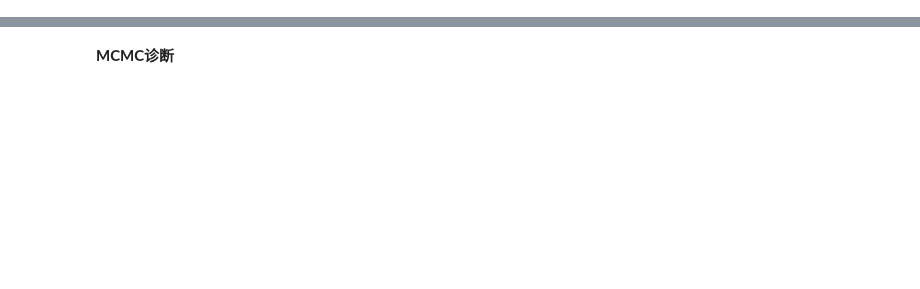
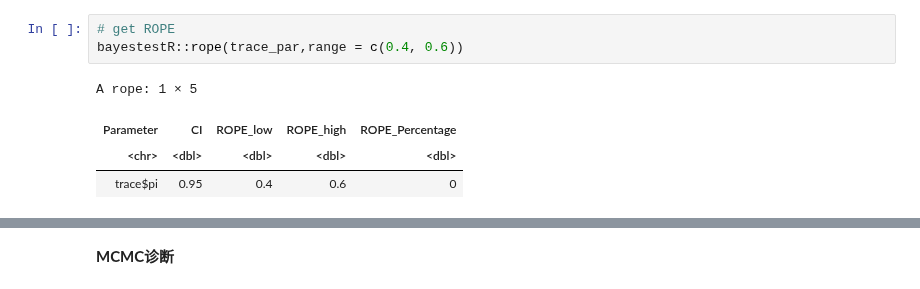
Before and after one commit to hcp4715/psybayesian, a Jupyter notebook: Lecture8.ipynb, the cells around one changed output, grey strips where cells are left out. Drawn from its saved outputs; the diff is of its cells as text; blank space fills up the shorter version.

```diff
--- a/Lecture8.ipynb
+++ b/Lecture8.ipynb
@@ -358,0 +106,8 @@ convergence, Rhat=1).
+# %%
+# get ROPE
+bayestestR::rope(trace_par,range = c(0.4, 0.6))
+# %% [output]
+A rope: 1 × 5
+| Parameter | CI | ROPE_low | ROPE_high | ROPE_Percentage |
+| <chr> | <dbl> | <dbl> | <dbl> | <dbl> |
+| trace$pi | 0.95 | 0.4 | 0.6 | 0 |
```
Also changed, not shown: parts of 107 cells of this notebook, 1 other file.
